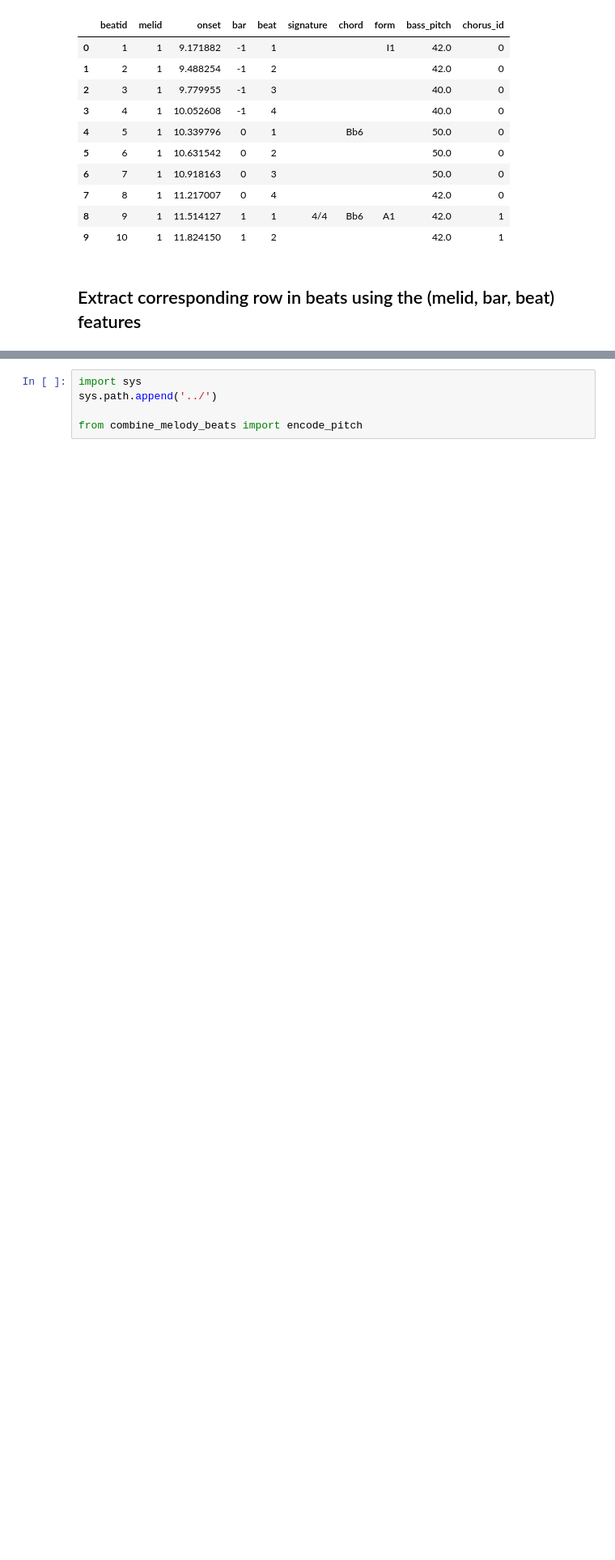
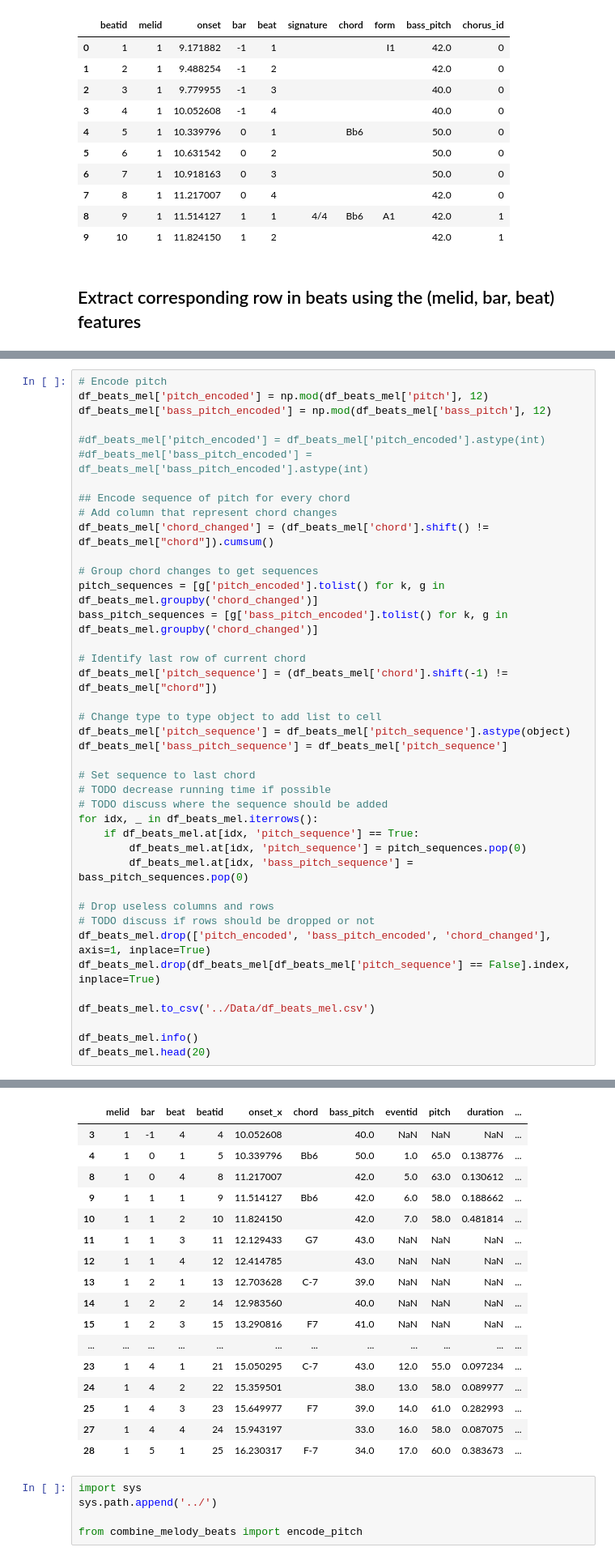
Before and after one commit to nereaiscamu/ML_project2, a Jupyter notebook: data_analysis/combine_melody_beats.ipynb, the cells around one changed output, grey strips where cells are left out. Shown at 81% size. Drawn from its saved outputs; the diff is of its cells as text; blank space fills up the shorter version.

```diff
--- a/data_analysis/combine_melody_beats.ipynb
+++ b/data_analysis/combine_melody_beats.ipynb
@@ -143,0 +95,41 @@ memory usage: 3.8+ MB
+# %%
+# Encode pitch
+df_beats_mel['pitch_encoded'] = np.mod(df_beats_mel['pitch'], 12)
+df_beats_mel['bass_pitch_encoded'] = np.mod(df_beats_mel['bass_pitch'], 12)
+
+#df_beats_mel['pitch_encoded'] = df_beats_mel['pitch_encoded'].astype(int)
+#df_beats_mel['bass_pitch_encoded'] = df_beats_mel['bass_pitch_encoded'].astype(int)
+
+## Encode sequence of pitch for every chord
+# Add column that represent chord changes
+df_beats_mel['chord_changed'] = (df_beats_mel['chord'].shift() != df_beats_mel["chord"]).cumsum()
+
+# Group chord changes to get sequences
+pitch_sequences = [g['pitch_encoded'].tolist() for k, g in df_beats_mel.groupby('chord_changed')]
+bass_pitch_sequences = [g['bass_pitch_encoded'].tolist() for k, g in df_beats_mel.groupby('chord_changed')]
+
+# Identify last row of current chord
+df_beats_mel['pitch_sequence'] = (df_beats_mel['chord'].shift(-1) != df_beats_mel["chord"])
+
+# Change type to type object to add list to cell
+df_beats_mel['pitch_sequence'] = df_beats_mel['pitch_sequence'].astype(object)
+df_beats_mel['bass_pitch_sequence'] = df_beats_mel['pitch_sequence']
+
+# Set sequence to last chord
+# TODO decrease running time if possible
+# TODO discuss where the sequence should be added
+for idx, _ in df_beats_mel.iterrows():
+    if df_beats_mel.at[idx, 'pitch_sequence'] == True:
+        df_beats_mel.at[idx, 'pitch_sequence'] = pitch_sequences.pop(0)
+        df_beats_mel.at[idx, 'bass_pitch_sequence'] = bass_pitch_sequences.pop(0)
+
+# Drop useless columns and rows
+# TODO discuss if rows should be dropped or not
+df_beats_mel.drop(['pitch_encoded', 'bass_pitch_encoded', 'chord_changed'], axis=1, inplace=True)
+df_beats_mel.drop(df_beats_mel[df_beats_mel['pitch_sequence'] == False].index, inplace=True)
+
+df_beats_mel.to_csv('../Data/df_beats_mel.csv')
+
+df_beats_mel.info()
+df_beats_mel.head(20)
+# %% [output]
@@ -144,3 +155,20 @@ memory usage: 3.8+ MB
+|  | melid | bar | beat | beatid | onset_x | chord | bass_pitch | eventid | pitch | duration | ... |
+| 3 | 1 | -1 | 4 | 4 | 10.052608 |  | 40.0 | NaN | NaN | NaN | ... |
+| 4 | 1 | 0 | 1 | 5 | 10.339796 | Bb6 | 50.0 | 1.0 | 65.0 | 0.138776 | ... |
+| 8 | 1 | 0 | 4 | 8 | 11.217007 |  | 42.0 | 5.0 | 63.0 | 0.130612 | ... |
+| 9 | 1 | 1 | 1 | 9 | 11.514127 | Bb6 | 42.0 | 6.0 | 58.0 | 0.188662 | ... |
+| 10 | 1 | 1 | 2 | 10 | 11.824150 |  | 42.0 | 7.0 | 58.0 | 0.481814 | ... |
+| 11 | 1 | 1 | 3 | 11 | 12.129433 | G7 | 43.0 | NaN | NaN | NaN | ... |
+| 12 | 1 | 1 | 4 | 12 | 12.414785 |  | 43.0 | NaN | NaN | NaN | ... |
+| 13 | 1 | 2 | 1 | 13 | 12.703628 | C-7 | 39.0 | NaN | NaN | NaN | ... |
+| 14 | 1 | 2 | 2 | 14 | 12.983560 |  | 40.0 | NaN | NaN | NaN | ... |
+| 15 | 1 | 2 | 3 | 15 | 13.290816 | F7 | 41.0 | NaN | NaN | NaN | ... |
+| ... | ... | ... | ... | ... | ... | ... | ... | ... | ... | ... | ... |
+| 23 | 1 | 4 | 1 | 21 | 15.050295 | C-7 | 43.0 | 12.0 | 55.0 | 0.097234 | ... |
+| 24 | 1 | 4 | 2 | 22 | 15.359501 |  | 38.0 | 13.0 | 58.0 | 0.089977 | ... |
+| 25 | 1 | 4 | 3 | 23 | 15.649977 | F7 | 39.0 | 14.0 | 61.0 | 0.282993 | ... |
+| 27 | 1 | 4 | 4 | 24 | 15.943197 |  | 33.0 | 16.0 | 58.0 | 0.087075 | ... |
+| 28 | 1 | 5 | 1 | 25 | 16.230317 | F-7 | 34.0 | 17.0 | 60.0 | 0.383673 | ... |
 # %%
 import sys
 sys.path.append('../')
```
Also changed, not shown: parts of 6 cells of this notebook, 3 other files.
